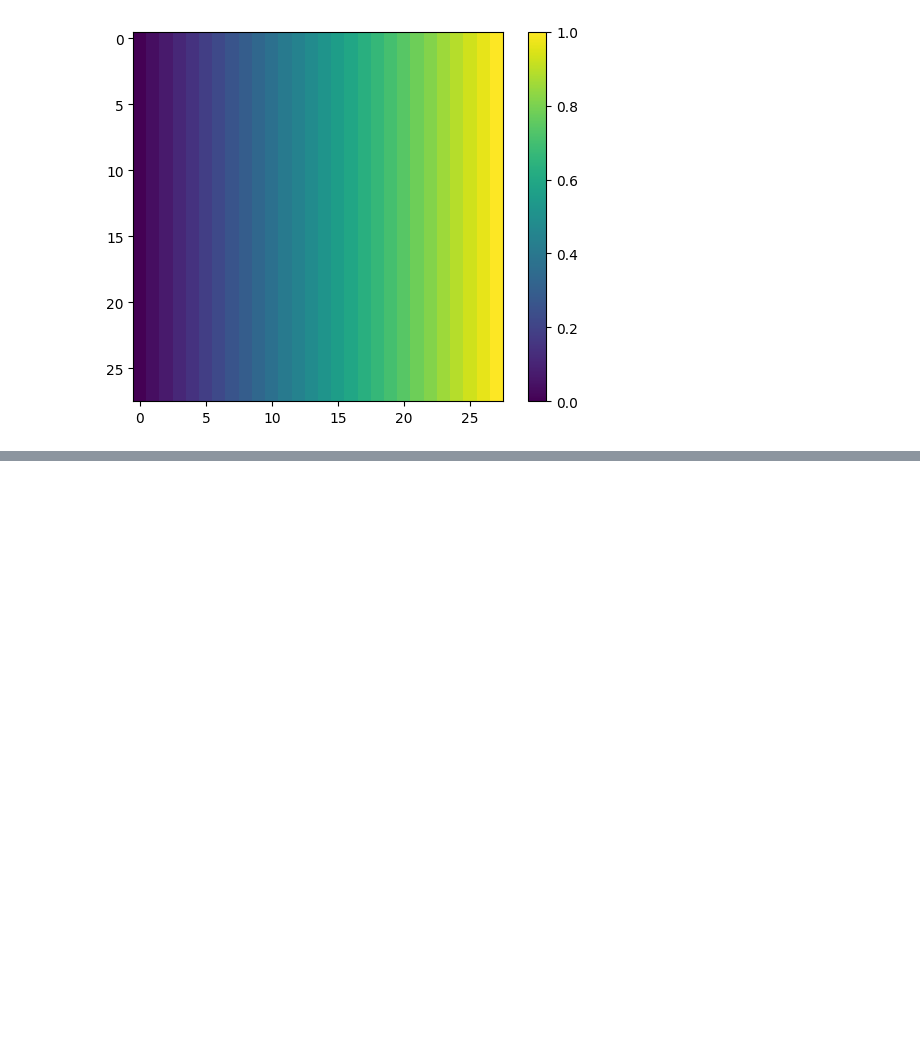
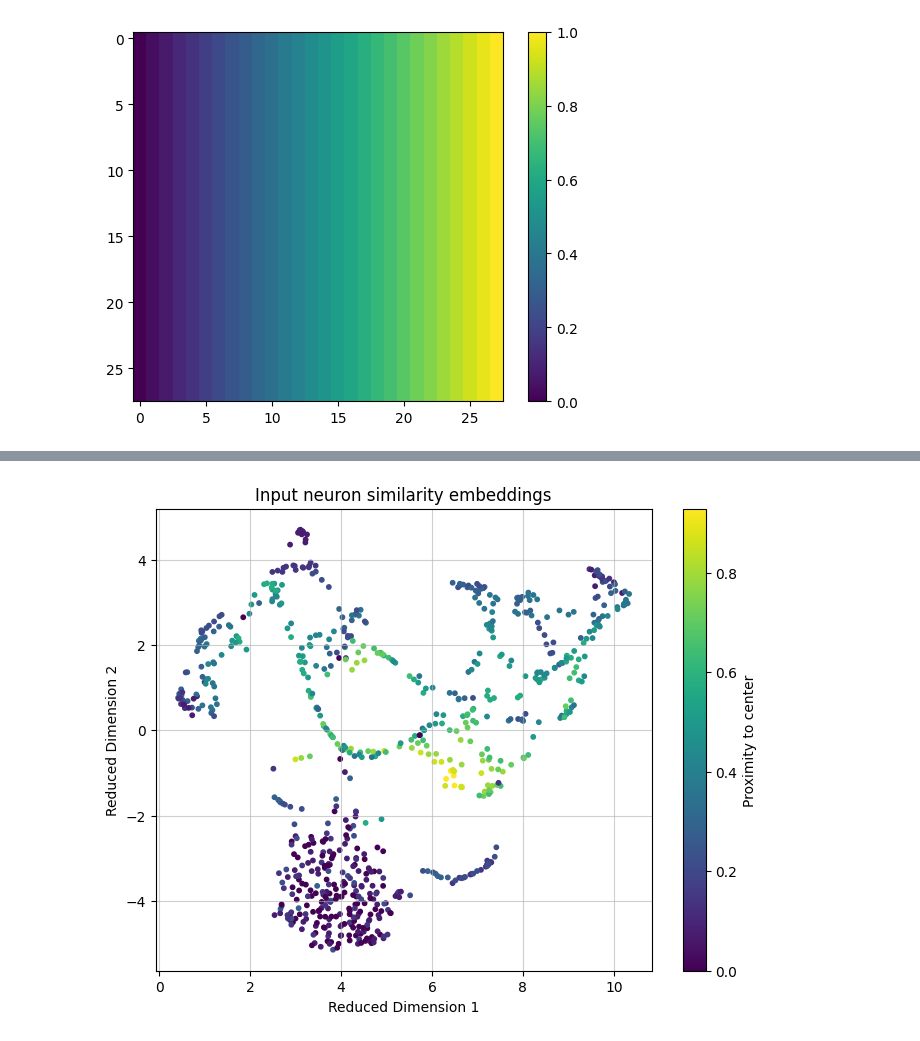
Before and after one commit to entropicbloom/intentionality, a Jupyter notebook: underlying/underlying_model_weights_analysis.ipynb, the cells around one changed output, grey strips where cells are left out. Saved outputs shown, nothing was run; the diff lists cells and outputs as text; code cells hidden in the pictures; blank space fills up the shorter version.

```diff
--- a/underlying/underlying_model_weights_analysis.ipynb
+++ b/underlying/underlying_model_weights_analysis.ipynb
@@ -430,7 +391,8 @@ def display_pixel_map(vector, width=28):
     plt.colorbar()
     plt.show()
 
-display_pixel_map(create_border_dist_vector())
+border_dist_vector = create_border_dist_vector()
+display_pixel_map(border_dist_vector)
 # %% [output]
 [figure]
 # %%
@@ -453,0 +428,28 @@ display_pixel_map(create_lr_gradient_vector())
+# %%
+import umap.umap_ as umap
+
+cosine_similarities_all_pairs = torch.matmul(weights_normalized.T, weights_normalized)
+cosine_similarities_np = cosine_similarities_all_pairs.cpu().numpy()
+
+reducer = umap.UMAP(n_components=2,
+                   n_neighbors=15, # Adjust as needed
+                   min_dist=0.1,   # Adjust as needed
+                   random_state=42)
+similarities_reduced = reducer.fit_transform(cosine_similarities_np)
+# %%
+plt.figure(figsize=(8, 6))
+scatter = plt.scatter(
+    similarities_reduced[:, 0],
+    similarities_reduced[:, 1],
+    c=border_dist_vector,
+    cmap='viridis',
+    s=10
+)
+plt.colorbar(scatter, label='Proximity to center')
+plt.xlabel('Reduced Dimension 1')
+plt.ylabel('Reduced Dimension 2')
+plt.title('Input neuron similarity embeddings')
+plt.grid(True, alpha=0.6)
+plt.show()
+# %% [output]
+[figure, added]
```
Also changed, not shown: parts of 7 cells of this notebook.
